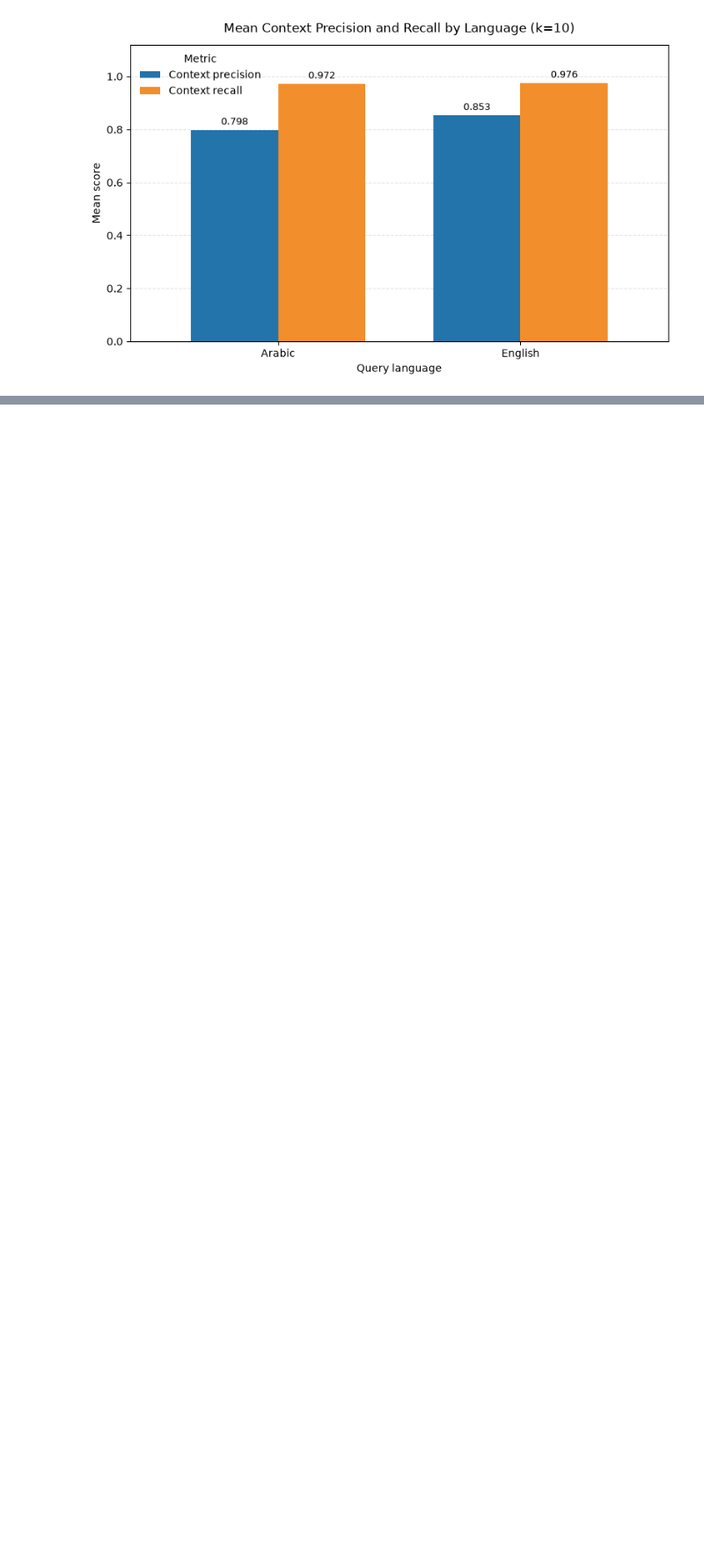
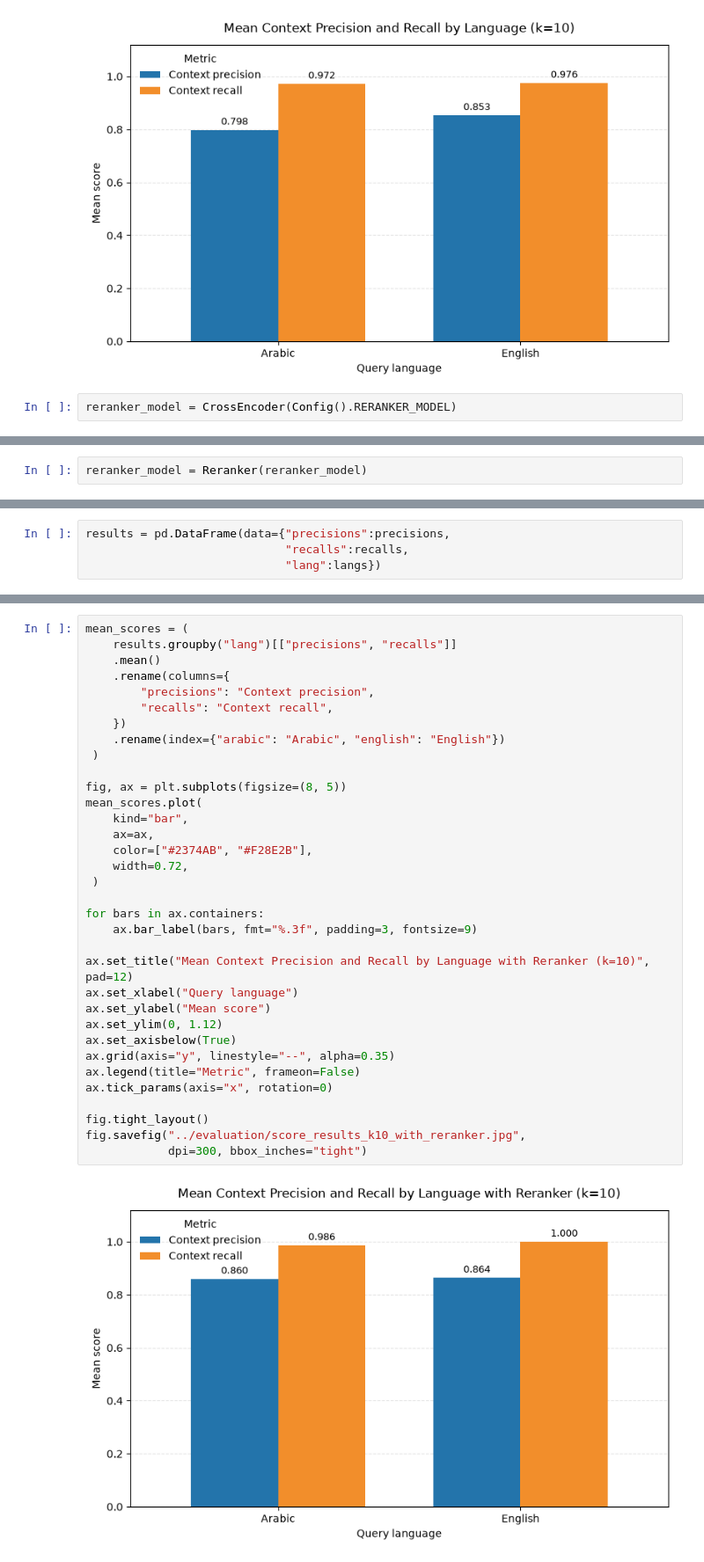
Before and after one commit to OmarFarghaly/ArabicLegalDocumentProject, a Jupyter notebook: experiments/evaluation_retrivel.ipynb, the cells around one changed output, grey strips where cells are left out. Shown at 88% size. Drawn from its saved outputs; the diff is of its cells as text; blank space fills up the shorter version.

Commit message:
add reranker

```diff
--- a/experiments/evaluation_retrivel.ipynb
+++ b/experiments/evaluation_retrivel.ipynb
@@ -232,3 +235,5 @@ fig.tight_layout()
 fig.savefig("../evaluation/score_results_k10.jpg", dpi=300, bbox_inches="tight")
 # %% [output]
 [figure]
+# %%
+reranker_model = CrossEncoder(Config().RERANKER_MODEL)
@@ -234,0 +242,2 @@ fig.savefig("../evaluation/score_results_k10.jpg", dpi=300, bbox_inches="tight")
+# %%
+reranker_model = Reranker(reranker_model)
@@ -234,0 +285,4 @@ fig.savefig("../evaluation/score_results_k10.jpg", dpi=300, bbox_inches="tight")
+# %%
+results = pd.DataFrame(data={"precisions":precisions,
+                             "recalls":recalls,
+                             "lang":langs})
@@ -234,0 +301,36 @@ fig.savefig("../evaluation/score_results_k10.jpg", dpi=300, bbox_inches="tight")
+# %%
+mean_scores = (
+    results.groupby("lang")[["precisions", "recalls"]]
+    .mean()
+    .rename(columns={
+        "precisions": "Context precision",
+        "recalls": "Context recall",
+    })
+    .rename(index={"arabic": "Arabic", "english": "English"})
+ )
+
+fig, ax = plt.subplots(figsize=(8, 5))
+mean_scores.plot(
+    kind="bar",
+    ax=ax,
+    color=["#2374AB", "#F28E2B"],
+    width=0.72,
+ )
+
+for bars in ax.containers:
+    ax.bar_label(bars, fmt="%.3f", padding=3, fontsize=9)
+
+ax.set_title("Mean Context Precision and Recall by Language with Reranker (k=10)", pad=12)
+ax.set_xlabel("Query language")
+ax.set_ylabel("Mean score")
+ax.set_ylim(0, 1.12)
+ax.set_axisbelow(True)
+ax.grid(axis="y", linestyle="--", alpha=0.35)
+ax.legend(title="Metric", frameon=False)
+ax.tick_params(axis="x", rotation=0)
+
+fig.tight_layout()
+fig.savefig("../evaluation/score_results_k10_with_reranker.jpg",
+            dpi=300, bbox_inches="tight")
+# %% [output]
+[figure, added]
```
Also changed, not shown: parts of 4 cells of this notebook, 10 other files.
